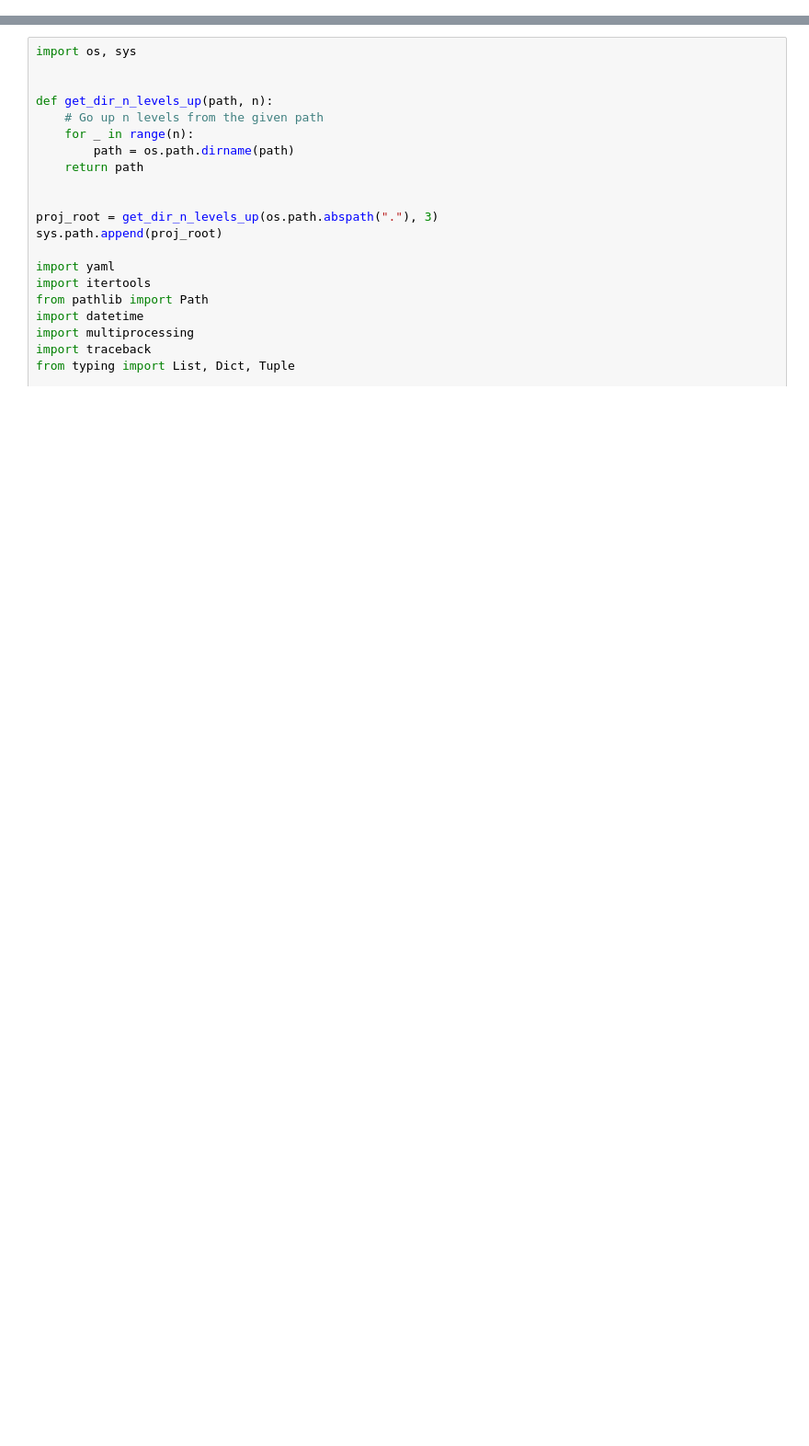
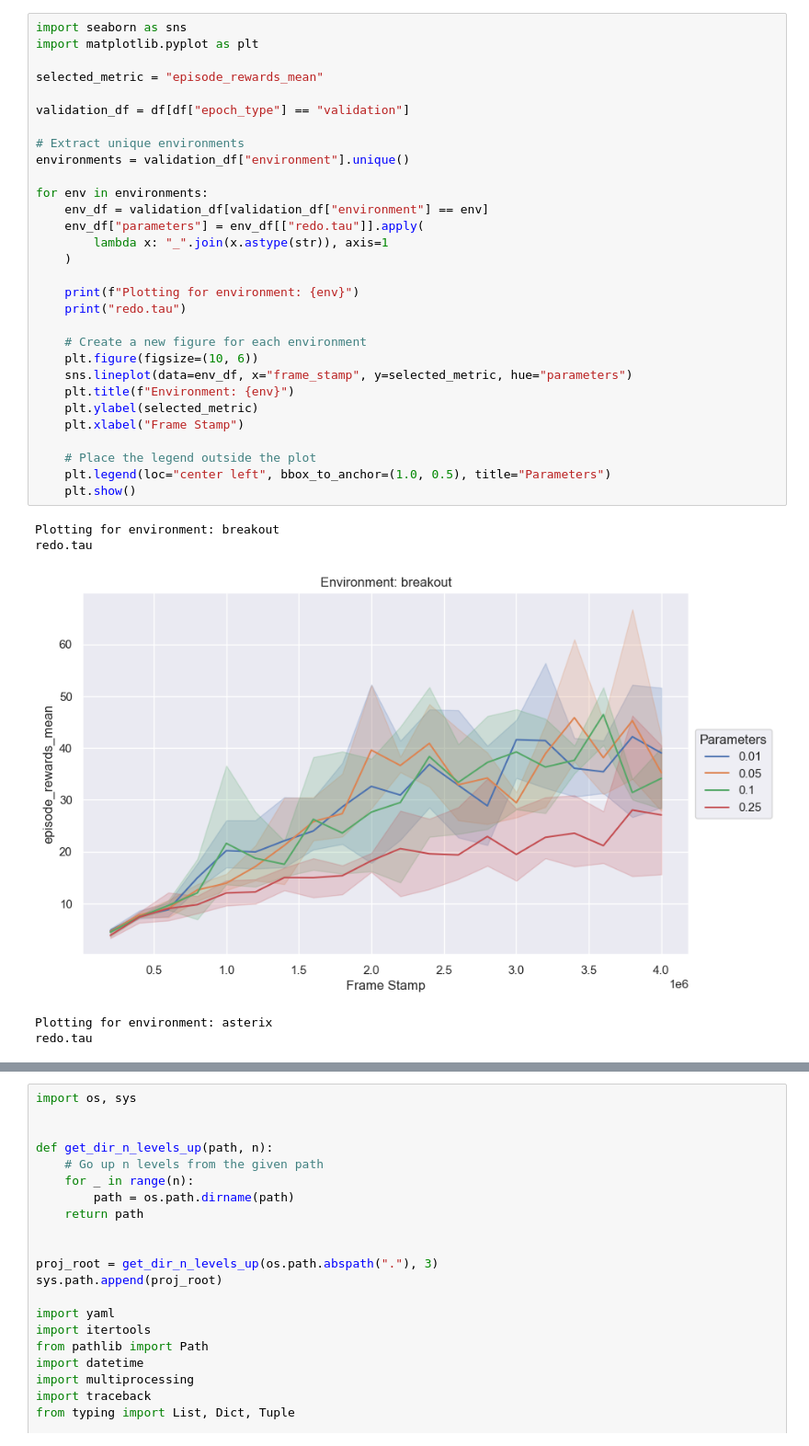
Before and after one commit to mariusdgm/minatar_work, a Jupyter notebook: experiments/training/training_with_redo/2023_11_23_results_investigation.ipynb, the cells around one changed output, grey strips where cells are left out. Shown at 92% size. Cells and saved outputs as stored; diff of their text form; blank space fills up the shorter version.

```diff
--- a/experiments/training/training_with_redo/2023_11_23_results_investigation.ipynb
+++ b/experiments/training/training_with_redo/2023_11_23_results_investigation.ipynb
@@ -164,0 +270,36 @@ plt.show()
+# %%
+import seaborn as sns
+import matplotlib.pyplot as plt
+
+selected_metric = "episode_rewards_mean"
+
+validation_df = df[df["epoch_type"] == "validation"]
+
+# Extract unique environments
+environments = validation_df["environment"].unique()
+
+for env in environments:
+    env_df = validation_df[validation_df["environment"] == env]
+    env_df["parameters"] = env_df[["redo.tau"]].apply(
+        lambda x: "_".join(x.astype(str)), axis=1
+    )
+
+    print(f"Plotting for environment: {env}")
+    print("redo.tau")
+
+    # Create a new figure for each environment
+    plt.figure(figsize=(10, 6))
+    sns.lineplot(data=env_df, x="frame_stamp", y=selected_metric, hue="parameters")
+    plt.title(f"Environment: {env}")
+    plt.ylabel(selected_metric)
+    plt.xlabel("Frame Stamp")
+
+    # Place the legend outside the plot
+    plt.legend(loc="center left", bbox_to_anchor=(1.0, 0.5), title="Parameters")
+    plt.show()
+# %% [output]
+Plotting for environment: breakout
+redo.tau
+[figure, added]
+Plotting for environment: asterix
+redo.tau
```
Also changed, not shown: parts of 14 cells of this notebook, 8 other files.
